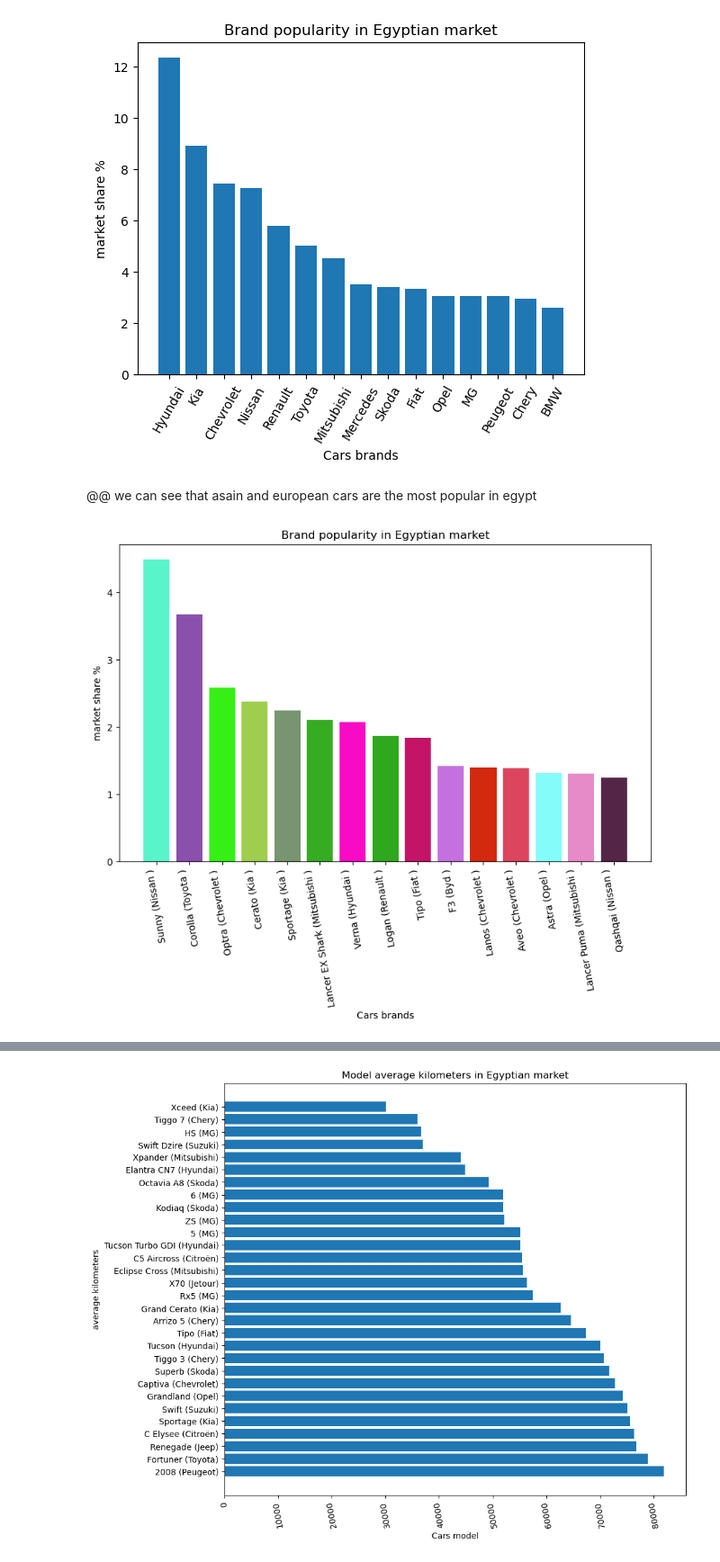
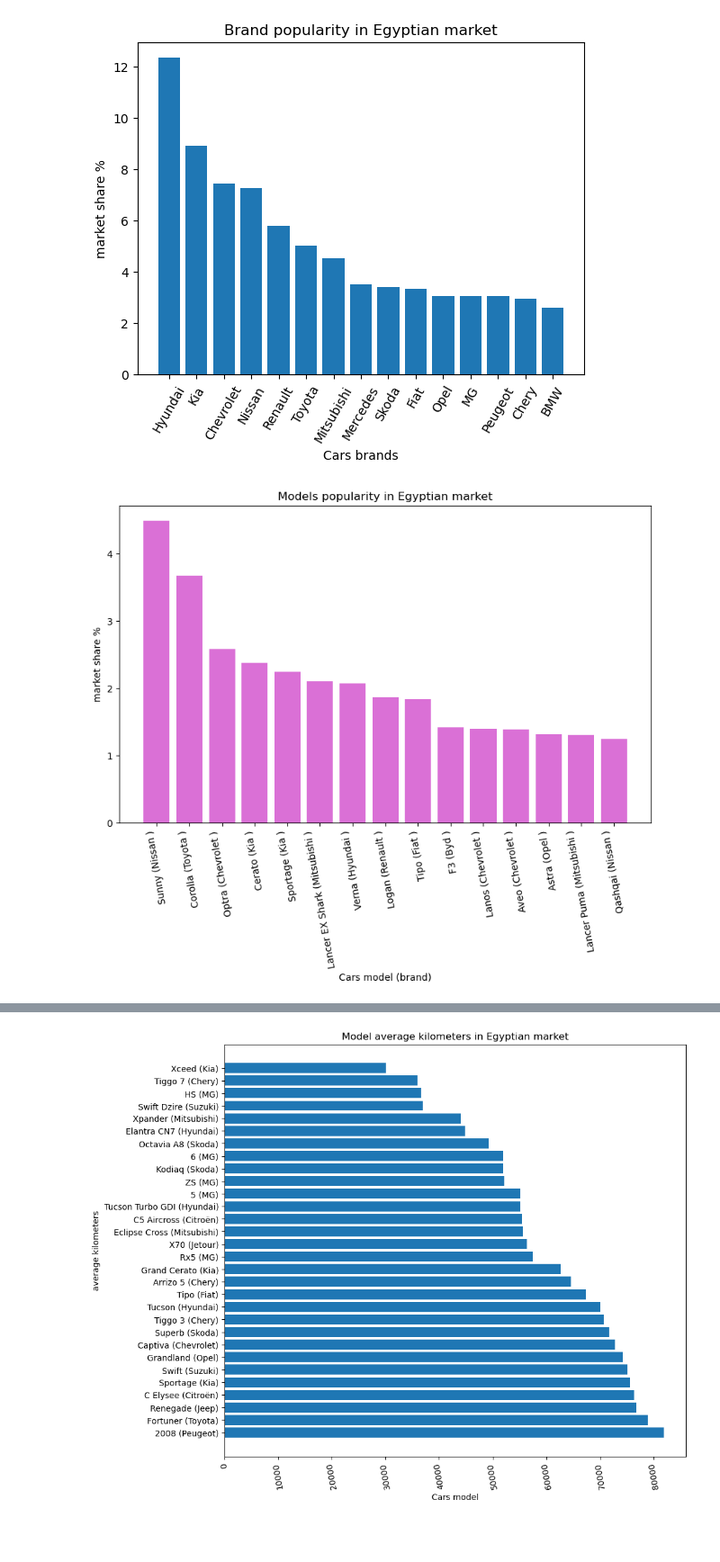
Before and after one commit to aya9aladdin/used-cars-price-prediction, a Jupyter notebook: notebooks/analysis&modeling.ipynb, the cells around one changed output, grey strips where cells are left out. Shown at 90% size. Drawn from its saved outputs; the diff is of its cells as text; code cells hidden in the pictures; blank space fills up the shorter version.

```diff
--- a/notebooks/preprocess.ipynb
+++ b/notebooks/analysis&modeling.ipynb
@@ -172,30 +171,27 @@ plt.xticks(rotation=60)
 plt.show()
 # %% [output]
 [figure]
-# %% [markdown]
-@@ we can see that asain and european cars are the most popular in egypt
 # %%
 #top car model
 brands = car_df.groupBy('brand', 'model').count().orderBy('count', ascending=False).collect()
 total = car_df.count()
 categories = []
 values = []
 
 for i in range(len(brands)):
     categories.append(f"{brands[i]['model']} ({brands[i]['brand']} )")
     values.append(brands[i]['count'] / total * 100)
 
 
 plt.figure(figsize=(10, 6))
-colors = [f'#{random.randint(0, 0xFFFFFF):06x}' for _ in categories]
-plt.bar(categories[:15], values[:15], color=colors)
+plt.bar(categories[:15], values[:15], color="orchid")
 
 
-plt.xlabel("Cars brands")
+plt.xlabel("Cars model (brand)")
 plt.ylabel("market share %")
-plt.title("Brand popularity in Egyptian market")
+plt.title("Models popularity in Egyptian market")
 plt.xticks(rotation=100)
 
 plt.show()
 # %% [output]
-[figure, old version]
+[figure, new version]
```
Also changed, not shown: parts of 40 cells of this notebook, 10 other files.
